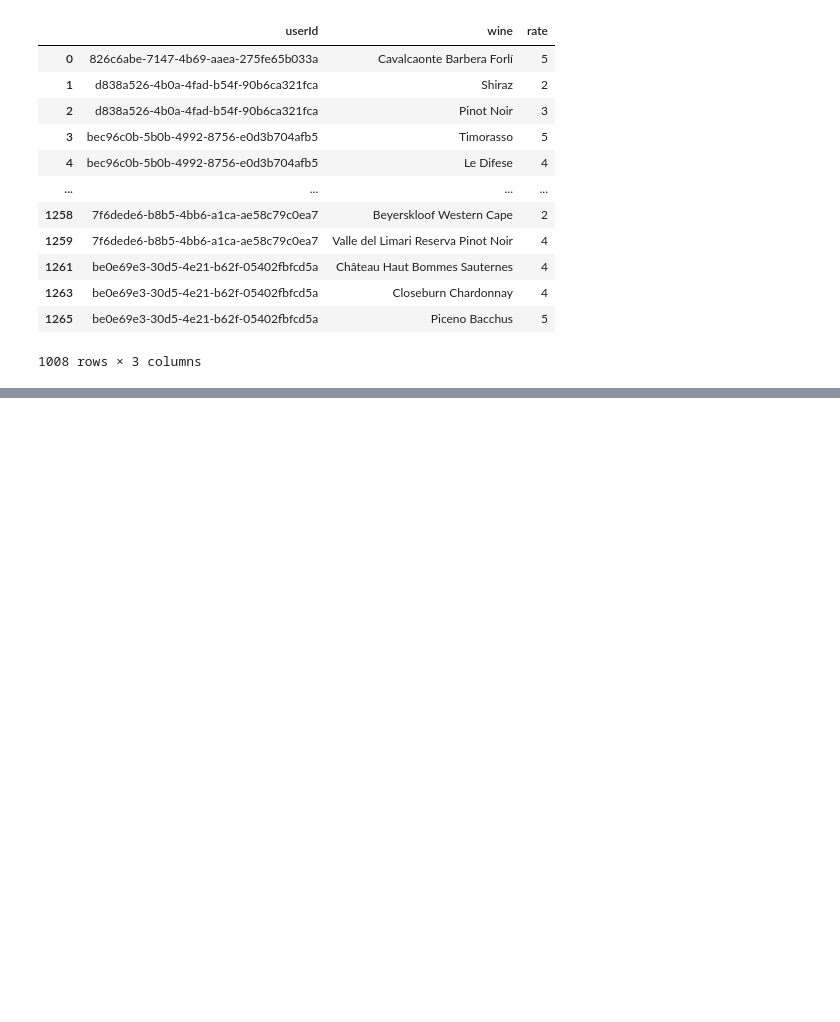
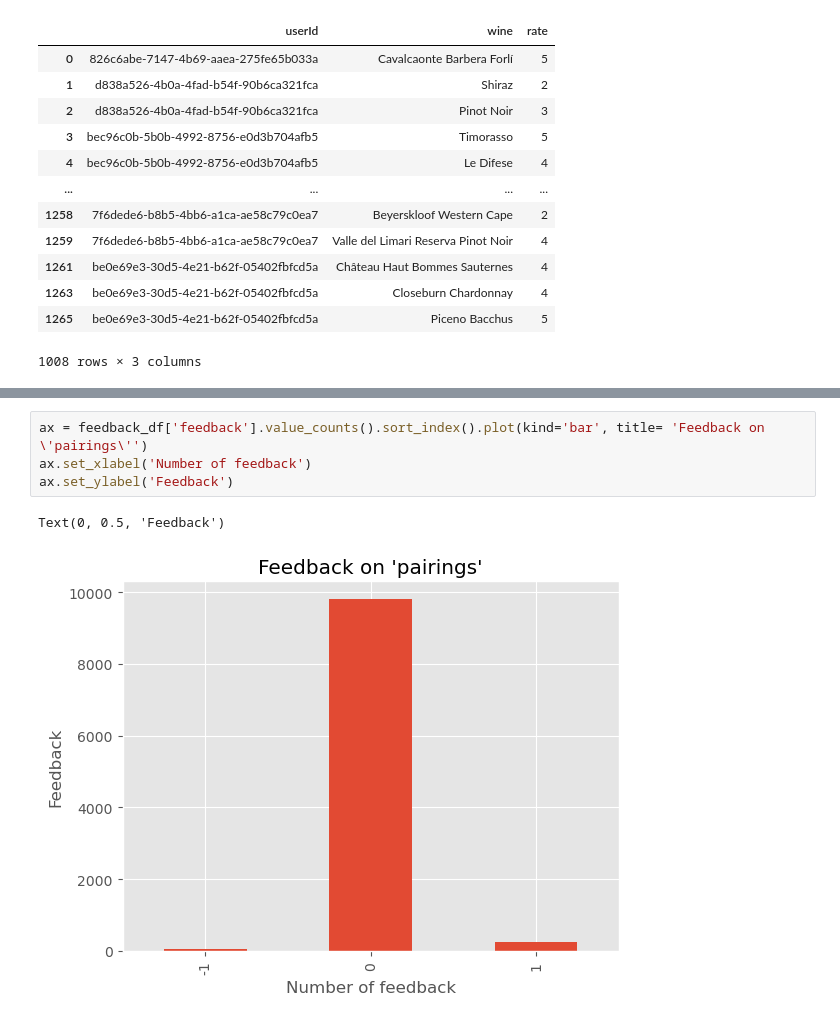
Before and after one commit to brunobonaiuto/collaborativeFiltering, a Jupyter notebook: src/eda.ipynb, the cells around one changed output, grey strips where cells are left out. Saved outputs shown, nothing was run; the diff lists cells and outputs as text; blank space fills up the shorter version.

```diff
--- a/src/eda.ipynb
+++ b/src/eda.ipynb
@@ -264,0 +305,7 @@ rate_on_tastingNotes
+# %%
+ax = feedback_df['feedback'].value_counts().sort_index().plot(kind='bar', title= 'Feedback on \'pairings\'')
+ax.set_xlabel('Number of feedback')
+ax.set_ylabel('Feedback')
+# %% [output]
+Text(0, 0.5, 'Feedback')
+[figure, added]
```
Also changed, not shown: parts of 10 cells of this notebook.
